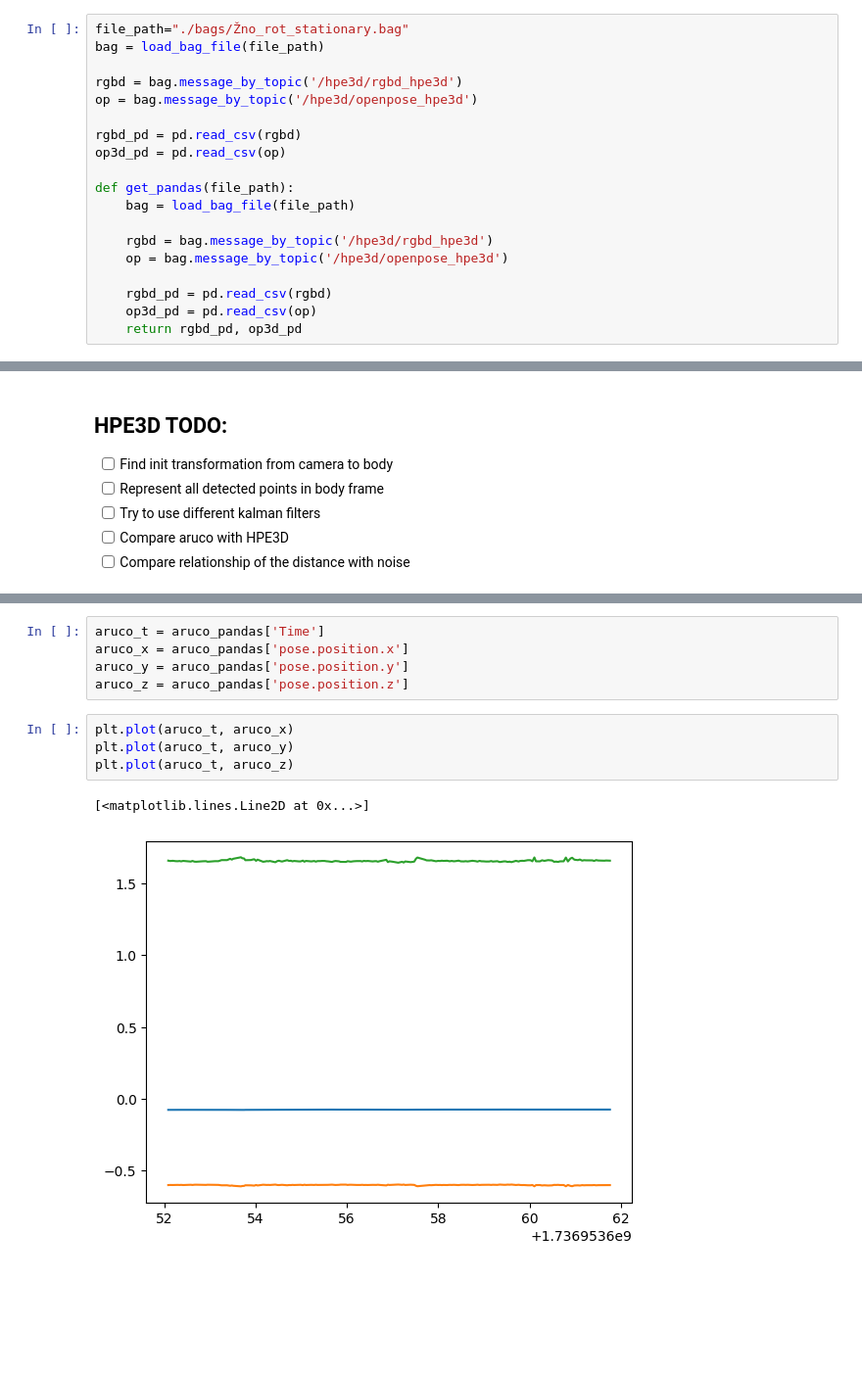
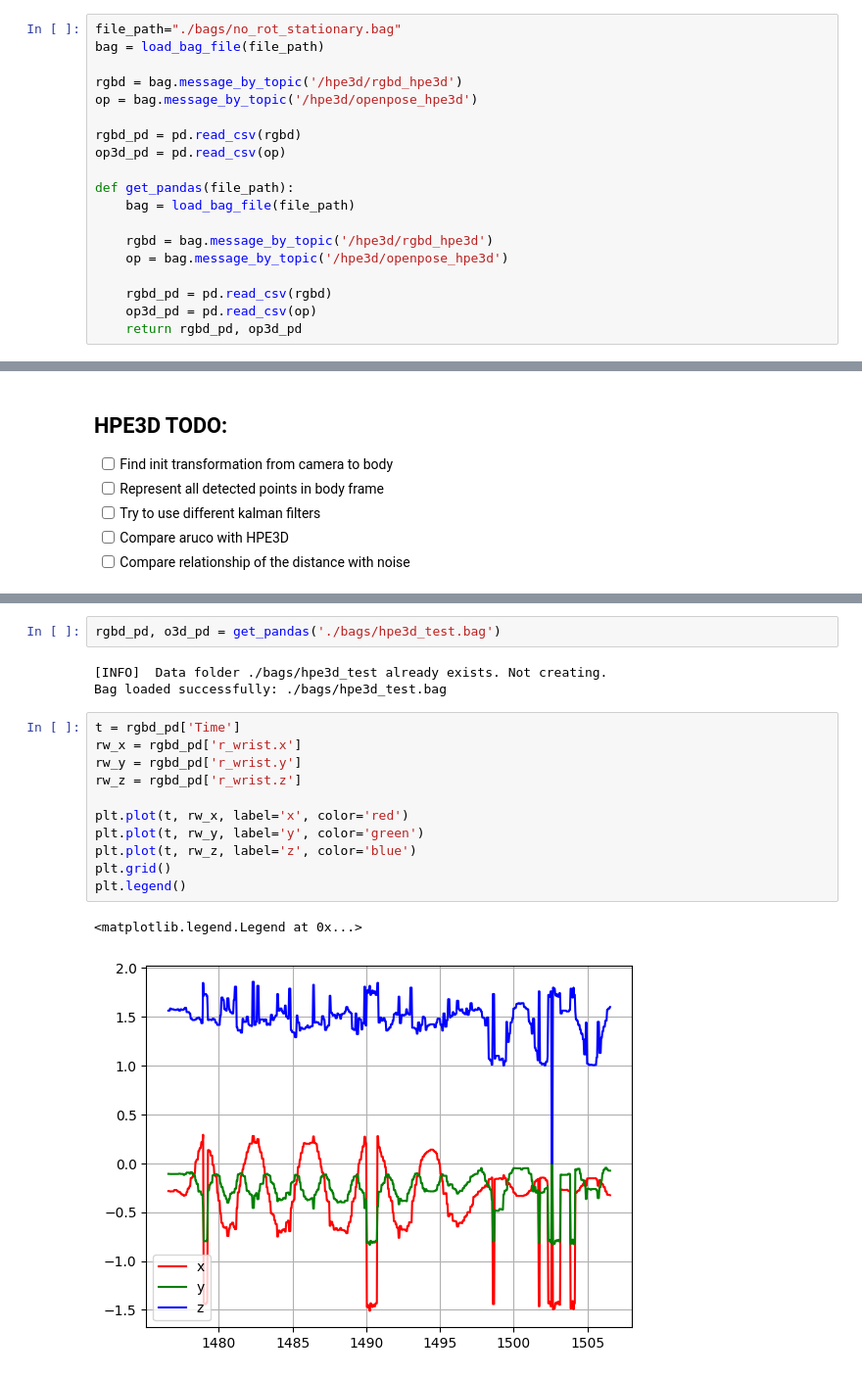
Before and after one commit to fzoric8/dev_scripts, a Jupyter notebook: hpe3d_analyses.ipynb, the cells around one changed output, grey strips where cells are left out. Shown at 98% size. Saved outputs shown, nothing was run; the diff lists cells and outputs as text; blank space fills up the shorter version.

```diff
--- a/hpe3d_analyses.ipynb
+++ b/hpe3d_analyses.ipynb
@@ -387,7 +387,7 @@ Text(0.5, 0, 'Z')
 # %% [markdown]
 ## No rot stationary bag
 # %%
-file_path="./bags/Žno_rot_stationary.bag"
+file_path="./bags/no_rot_stationary.bag"
 bag = load_bag_file(file_path)
 
 rgbd = bag.message_by_topic('/hpe3d/rgbd_hpe3d')
@@ -624,12 +636,19 @@ aruco_pandas = pd.read_csv(aruco_pose)
 # %%
-aruco_t = aruco_pandas['Time']
-aruco_x = aruco_pandas['pose.position.x']
-aruco_y = aruco_pandas['pose.position.y']
-aruco_z = aruco_pandas['pose.position.z']
+rgbd_pd, o3d_pd = get_pandas('./bags/hpe3d_test.bag')
+# %% [output]
+[INFO]  Data folder ./bags/hpe3d_test already exists. Not creating.
+Bag loaded successfully: ./bags/hpe3d_test.bag
 # %%
-plt.plot(aruco_t, aruco_x)
-plt.plot(aruco_t, aruco_y)
-plt.plot(aruco_t, aruco_z)
+t = rgbd_pd['Time']
+rw_x = rgbd_pd['r_wrist.x']
+rw_y = rgbd_pd['r_wrist.y']
+rw_z = rgbd_pd['r_wrist.z']
+
+plt.plot(t, rw_x, label='x', color='red')
+plt.plot(t, rw_y, label='y', color='green')
+plt.plot(t, rw_z, label='z', color='blue')
+plt.grid()
+plt.legend()
 # %% [output]
-[<matplotlib.lines.Line2D at 0x...>]
+<matplotlib.legend.Legend at 0x...>
-[figure, old version]
+[figure, new version]
```
Also changed, not shown: parts of 28 cells of this notebook.
